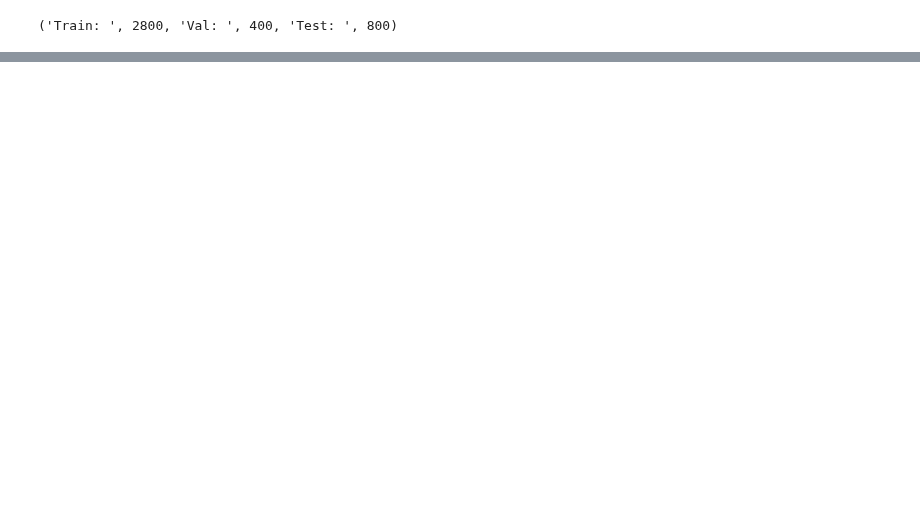
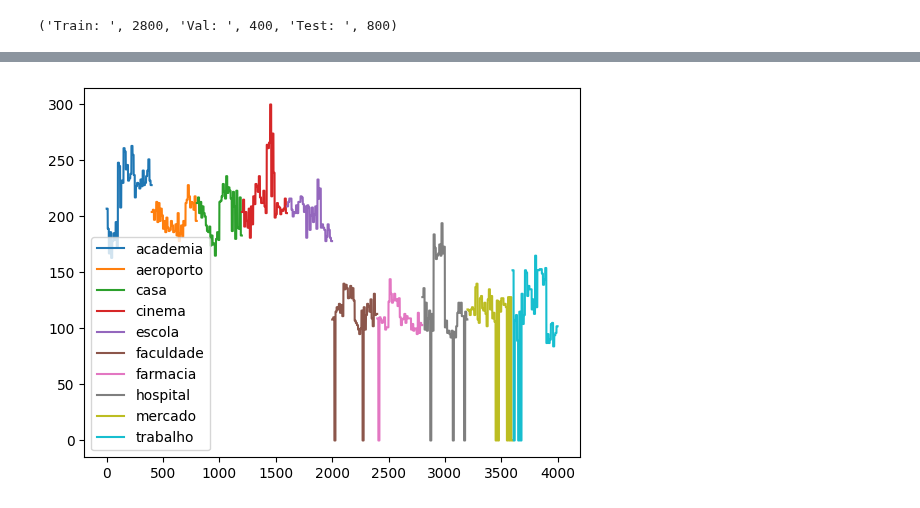
Before and after one commit to fernandasf/effect_pitch_classification, a Jupyter notebook: prepare_dataset/gen_lists_users.ipynb, the cells around one changed output, grey strips where cells are left out. Cells and saved outputs as stored; diff of their text form; code cells hidden in the pictures; blank space fills up the shorter version.

```diff
--- a/prepare_dataset/gen_lists_users.ipynb
+++ b/prepare_dataset/gen_lists_users.ipynb
@@ -87,0 +262,9 @@ df_test_F
+# %%
+labels = list(df['words'].unique())
+for label in labels:
+    df_label = df[df['words'] == label]
+    plt.plot(df_label["f0"], label=f"{label}")
+plt.legend()
+plt.show()
+# %% [output]
+[figure, added]
```
Also changed, not shown: parts of 51 cells of this notebook.
